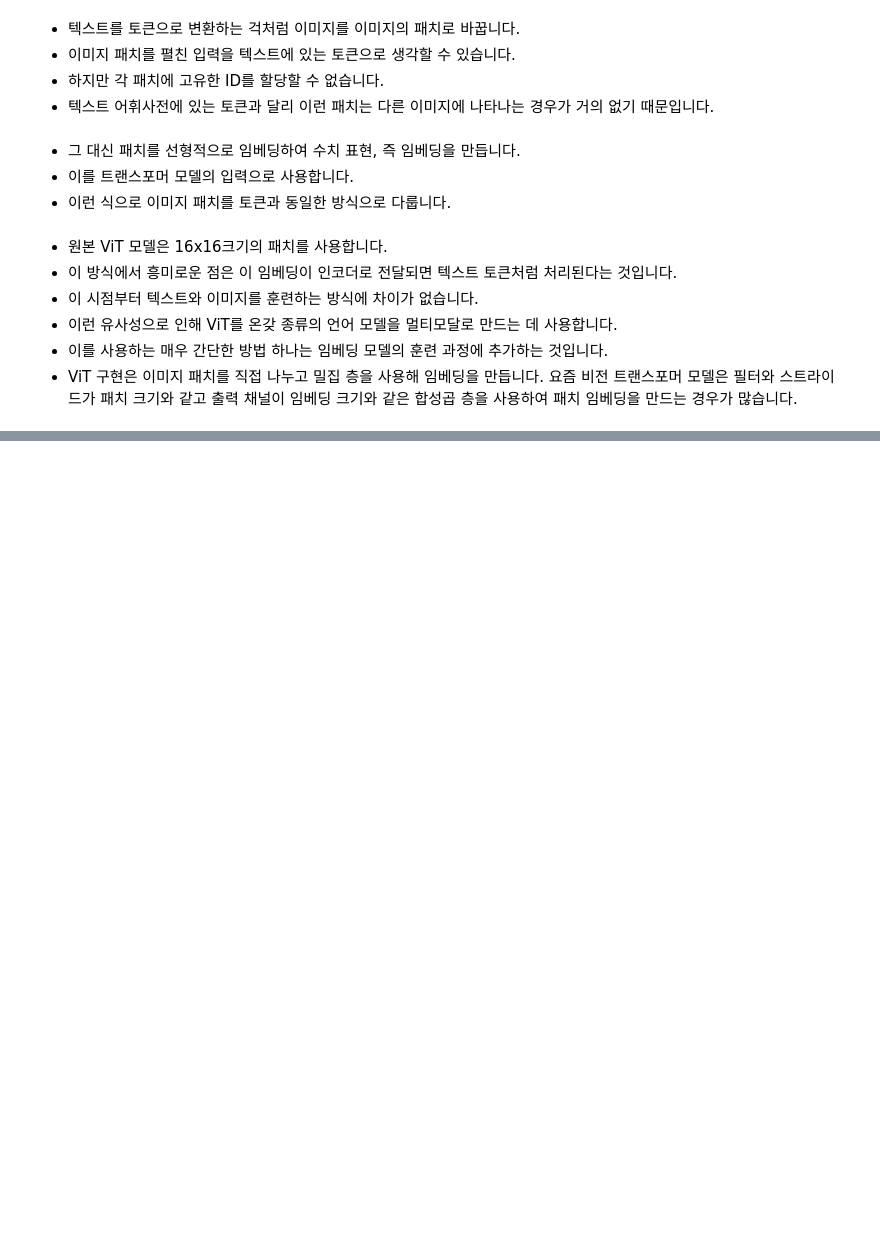
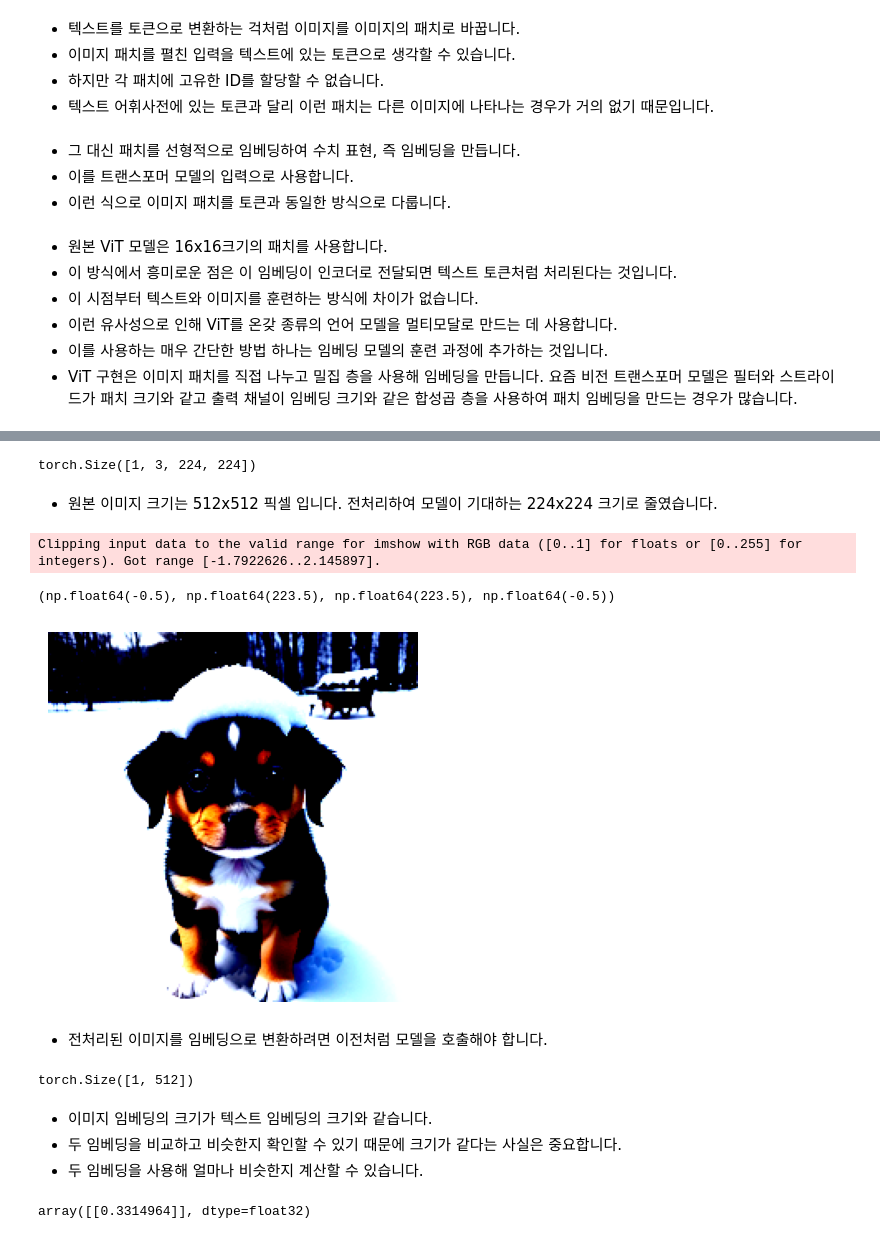
Before and after one commit to bbangwon/llama_cpp_py, a Jupyter notebook: 9_study_multi_modal.ipynb, the cells around one changed output, grey strips where cells are left out. Cells and saved outputs as stored; diff of their text form; code cells hidden in the pictures; blank space fills up the shorter version.

```diff
--- a/9_study_multi_modal.ipynb
+++ b/9_study_multi_modal.ipynb
@@ -43,0 +103,12 @@
+# %%
+from transformers import CLIPTokenizerFast, CLIPProcessor, CLIPModel
+model_id = "openai/clip-vit-base-patch32"
+
+# 텍스트 전처리를 위한 토크나이저를 로드합니다.
+clip_tokenizer = CLIPTokenizerFast.from_pretrained(model_id)
+
+# 이미지 전처리를 위한 전처리기를 로드합니다.
+clip_processor = CLIPProcessor.from_pretrained(model_id)
+
+# 텍스트 임베딩과 이미지 임베딩을 생성하기 위한 메인 모델
+model = CLIPModel.from_pretrained(model_id)
@@ -43,0 +166,66 @@
+# %%
+import torch
+import numpy as np
+
+# 이미지를 전처리합니다.
+processed_image = clip_processor(
+    text=None, images=image, return_tensors="pt"
+)["pixel_values"]
+
+print(processed_image.shape)
+# %% [output]
+torch.Size([1, 3, 224, 224])
+# %% [markdown]
+- 원본 이미지 크기는 512x512 픽셀 입니다. 전처리하여 모델이 기대하는 224x224 크기로 줄였습니다.
+# %%
+# matplotlib의 imshow는 (높이, 너비, 채널) 또는 (너비, 높이, 채널) 순서를 기대합니다.
+# 따라서 차원 순서를 바꿔줘야 올바르게 이미지를 시각화할 수 있습니다.
+
+import torch
+import numpy as np
+import matplotlib.pyplot as plt
+
+# 시각화를 이해 이미지를 준비합니다.
+# 첫번째 차원(크기 1)을 제거하여 3차원 텐서(채널, 높이, 너비)로 만듭니다.
+img = processed_image.squeeze(0)
+
+# 텐서의 차원 순서를 뒤집습니다. 예를들어 C,H,W -> W, H, C
+# torch.arange는 2,1,0 처럼 역순 인덱스를 만듭니다.
+img = img.permute(*torch.arange(img.ndim - 1, -1, -1))
+
+# 차원순서를 (i,j,k) -> (j,i,k)로 바꿉니다.
+# 첫번째와 두번째 차원을 맞바꿉니다. (W, H, C) -> (H, W, C)로 변환됩니다.
+img = np.einsum("ijk->jik", img)
+
+# # 전처리된 이미지를 출력합니다.
+plt.imshow(img)
+plt.axis("off")
+# %% [output]
+Clipping input data to the valid range for imshow with RGB data ([0..1] for floats or [0..255] for integers). Got range [-1.7922626..2.145897].
+(np.float64(-0.5), np.float64(223.5), np.float64(223.5), np.float64(-0.5))
+[figure, added]
+# %% [markdown]
+- 전처리된 이미지를 임베딩으로 변환하려면 이전처럼 모델을 호출해야 합니다.
+# %%
+# 이미지 임베딩을 만듭니다.
+image_embedding = model.get_image_features(processed_image)
+image_embedding_tensor = image_embedding.pooler_output
+print(image_embedding_tensor.shape)
+# %% [output]
+torch.Size([1, 512])
+# %% [markdown]
+- 이미지 임베딩의 크기가 텍스트 임베딩의 크기와 같습니다.
+- 두 임베딩을 비교하고 비슷한지 확인할 수 있기 때문에 크기가 같다는 사실은 중요합니다.
+- 두 임베딩을 사용해 얼마나 비슷한지 계산할 수 있습니다.
+# %%
+# 임베딩을 정규화합니다.
+text_embedding_tensor /= text_embedding_tensor.norm(dim=-1, keepdim=True)
+image_embedding_tensor /= image_embedding_tensor.norm(dim=-1, keepdim=True)
+
+# 유사도를 계산합니다.
+text_embedding_tensor = text_embedding_tensor.detach().cpu().numpy()
+image_embedding_tensor = image_embedding_tensor.detach().cpu().numpy()
+score = np.dot(text_embedding_tensor, image_embedding_tensor.T)
+score
+# %% [output]
+array([[0.3314964]], dtype=float32)
```
Also changed, not shown: parts of 17 cells of this notebook, 2 other files.
